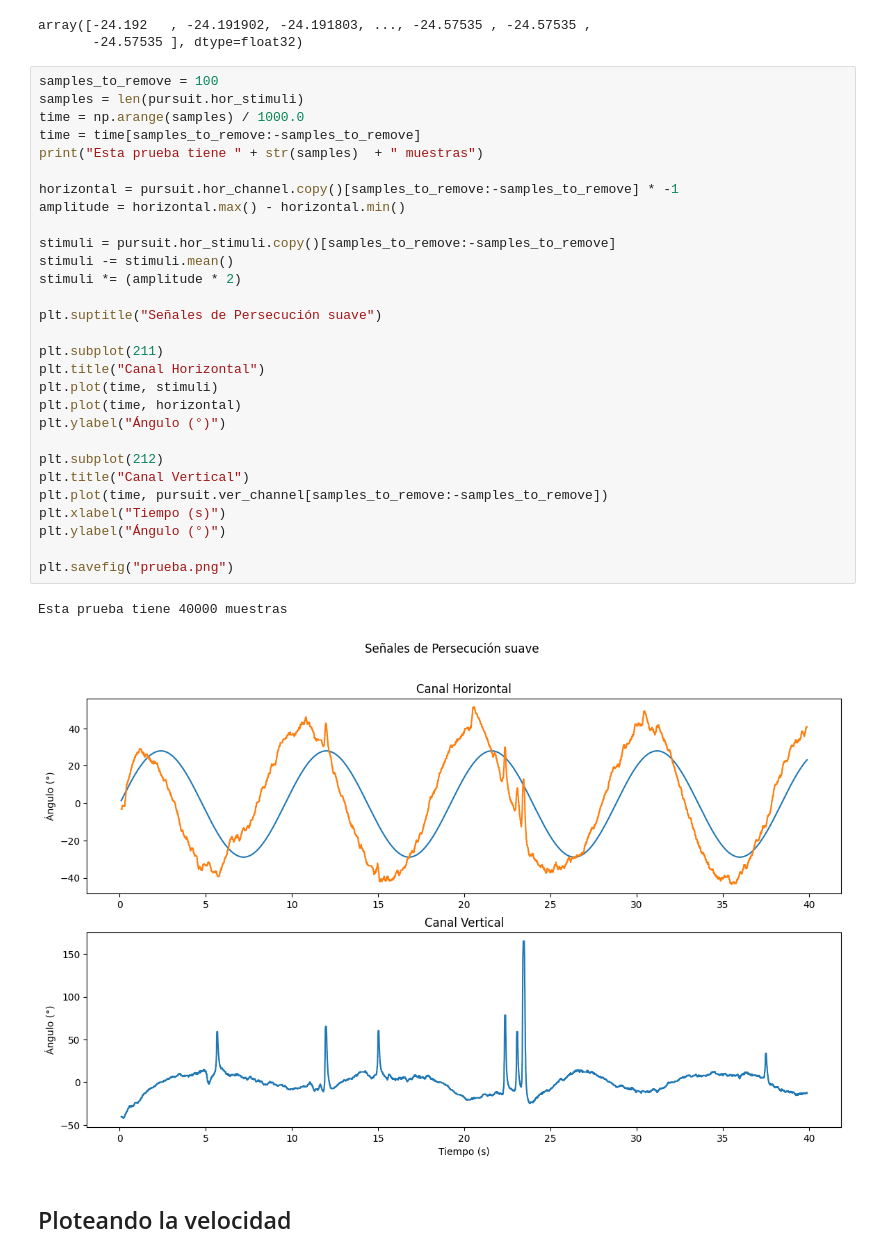
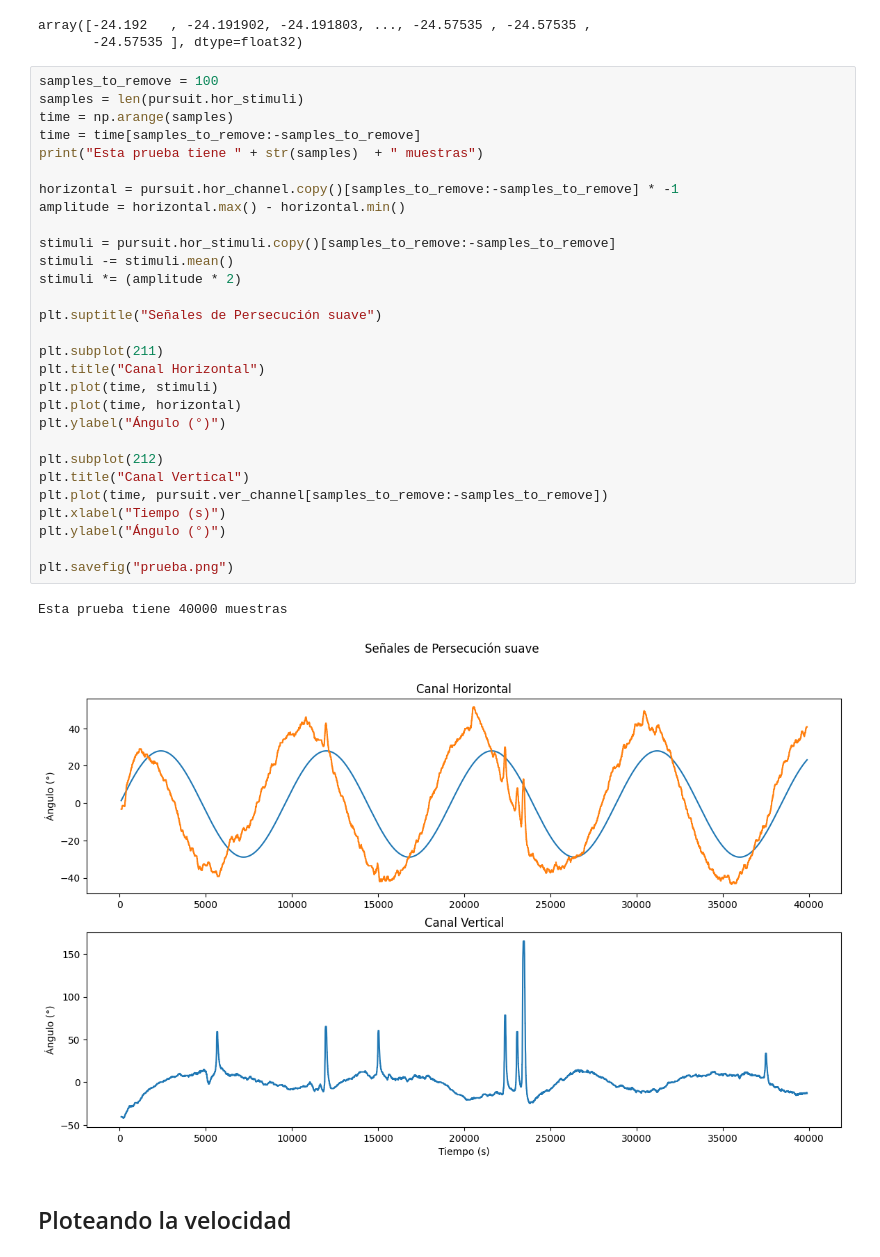
Before and after one commit to idertator/openeog, a Jupyter notebook: notebooks/TFG.ipynb, the cells around one changed output. Saved outputs shown, nothing was run; the diff lists cells and outputs as text.

```diff
--- a/notebooks/TFG.ipynb
+++ b/notebooks/TFG.ipynb
@@ -40,35 +40,35 @@ array([-24.192   , -24.191902, -24.191803, ..., -24.57535 , -24.57535 ,
 # %%
 samples_to_remove = 100
 samples = len(pursuit.hor_stimuli)
-time = np.arange(samples) / 1000.0
+time = np.arange(samples)
 time = time[samples_to_remove:-samples_to_remove]
 print("Esta prueba tiene " + str(samples)  + " muestras")
 
 horizontal = pursuit.hor_channel.copy()[samples_to_remove:-samples_to_remove] * -1
 amplitude = horizontal.max() - horizontal.min()
 
 stimuli = pursuit.hor_stimuli.copy()[samples_to_remove:-samples_to_remove]
 stimuli -= stimuli.mean()
 stimuli *= (amplitude * 2)
 
 plt.suptitle("Señales de Persecución suave")
 
 plt.subplot(211)
 plt.title("Canal Horizontal")
 plt.plot(time, stimuli)
 plt.plot(time, horizontal)
 plt.ylabel("Ángulo (°)")
 
 plt.subplot(212)
 plt.title("Canal Vertical")
 plt.plot(time, pursuit.ver_channel[samples_to_remove:-samples_to_remove])
 plt.xlabel("Tiempo (s)")
 plt.ylabel("Ángulo (°)")
 
 plt.savefig("prueba.png")
 # %% [output]
 Esta prueba tiene 40000 muestras
-[figure, old version]
+[figure, new version]
 # %% [markdown]
 ## Ploteando la velocidad
 # %%
```
Also changed, not shown: parts of 5 cells of this notebook, 5 other files.
